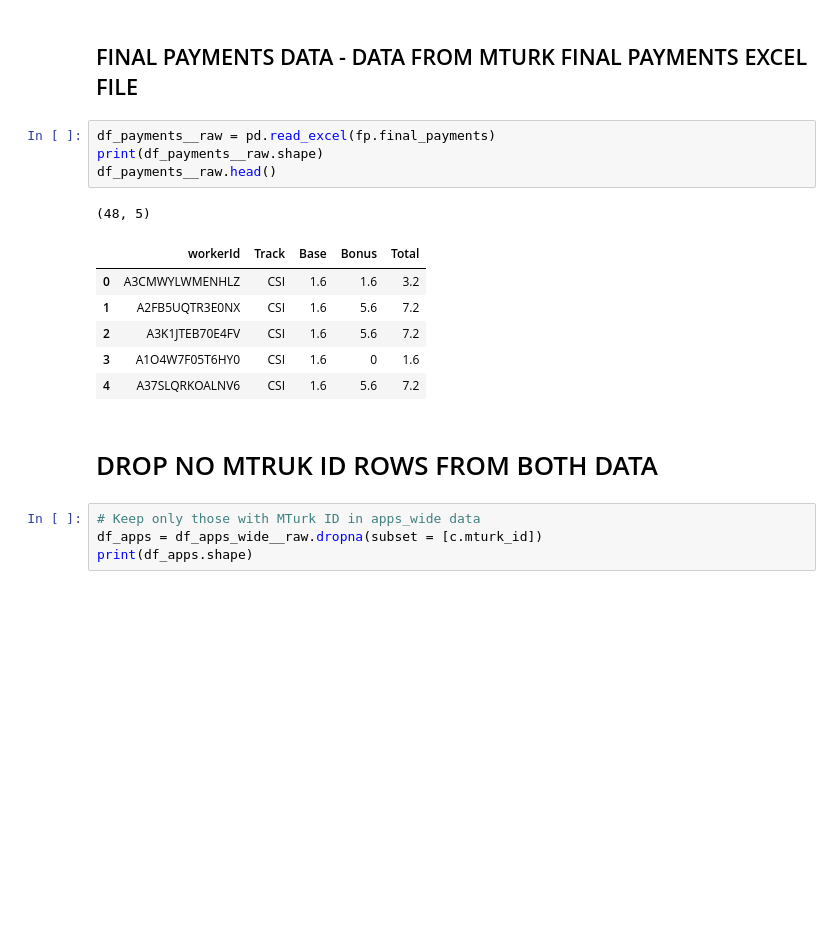
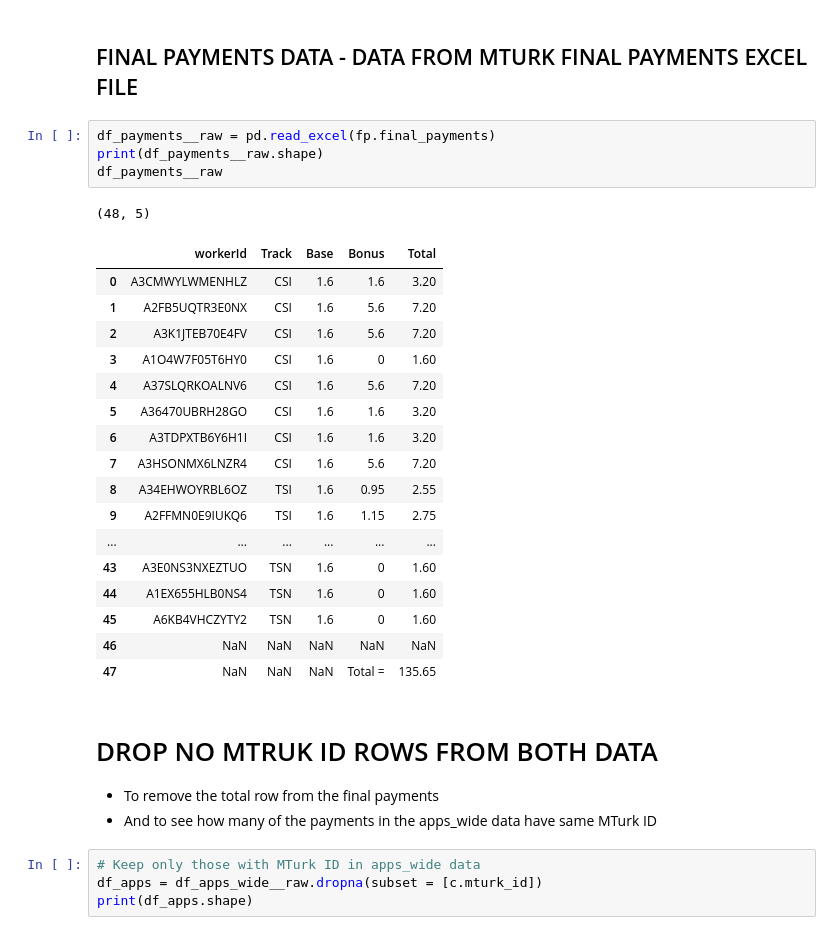
Before and after one commit to imahdimir/i57_g3_g4_ReRA_2nd_Pilot_Analysis, a Jupyter notebook: c_020__cleaning_and_checking_data.ipynb, the cells around one changed output. Drawn from its saved outputs; the diff is of its cells as text; blank space fills up the shorter version.

```diff
--- a/c_020__cleaning_and_checking_data.ipynb
+++ b/c_020__cleaning_and_checking_data.ipynb
@@ -34,17 +40,30 @@ df_apps_wide__raw.head()
 # %%
 df_payments__raw = pd.read_excel(fp.final_payments)
 print(df_payments__raw.shape)
-df_payments__raw.head()
+df_payments__raw
 # %% [output]
 (48, 5)
 |  | workerId | Track | Base | Bonus | Total |
-| 0 | A3CMWYLWMENHLZ | CSI | 1.6 | 1.6 | 3.2 |
-| 1 | A2FB5UQTR3E0NX | CSI | 1.6 | 5.6 | 7.2 |
-| 2 | A3K1JTEB70E4FV | CSI | 1.6 | 5.6 | 7.2 |
-| 3 | A1O4W7F05T6HY0 | CSI | 1.6 | 0 | 1.6 |
-| 4 | A37SLQRKOALNV6 | CSI | 1.6 | 5.6 | 7.2 |
+| 0 | A3CMWYLWMENHLZ | CSI | 1.6 | 1.6 | 3.20 |
+| 1 | A2FB5UQTR3E0NX | CSI | 1.6 | 5.6 | 7.20 |
+| 2 | A3K1JTEB70E4FV | CSI | 1.6 | 5.6 | 7.20 |
+| 3 | A1O4W7F05T6HY0 | CSI | 1.6 | 0 | 1.60 |
+| 4 | A37SLQRKOALNV6 | CSI | 1.6 | 5.6 | 7.20 |
+| 5 | A36470UBRH28GO | CSI | 1.6 | 1.6 | 3.20 |
+| 6 | A3TDPXTB6Y6H1I | CSI | 1.6 | 1.6 | 3.20 |
+| 7 | A3HSONMX6LNZR4 | CSI | 1.6 | 5.6 | 7.20 |
+| 8 | A34EHWOYRBL6OZ | TSI | 1.6 | 0.95 | 2.55 |
+| 9 | A2FFMN0E9IUKQ6 | TSI | 1.6 | 1.15 | 2.75 |
+| ... | ... | ... | ... | ... | ... |
+| 43 | A3E0NS3NXEZTUO | TSN | 1.6 | 0 | 1.60 |
+| 44 | A1EX655HLB0NS4 | TSN | 1.6 | 0 | 1.60 |
+| 45 | A6KB4VHCZYTY2 | TSN | 1.6 | 0 | 1.60 |
+| 46 | NaN | NaN | NaN | NaN | NaN |
+| 47 | NaN | NaN | NaN | Total = | 135.65 |
 # %% [markdown]
 # DROP NO MTRUK ID ROWS FROM BOTH DATA
+- To remove the total row from the final payments
+- And to see how many of the payments in the apps_wide data have same MTurk ID
 # %%
 # Keep only those with MTurk ID in apps_wide data
 df_apps = df_apps_wide__raw.dropna(subset = [c.mturk_id])
```
Also changed, not shown: parts of 3 cells of this notebook, 8 other files.
